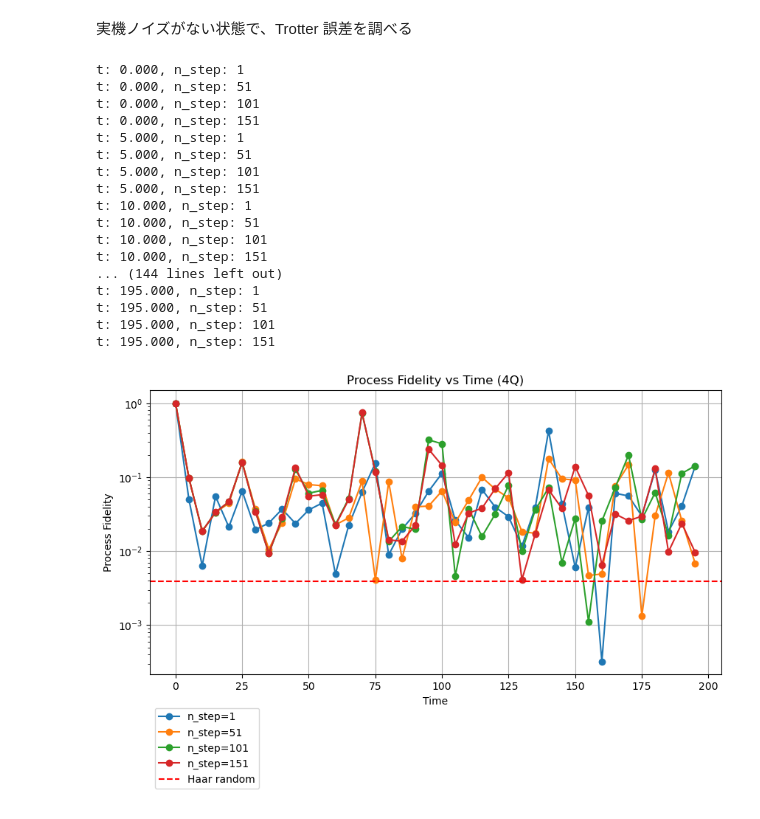
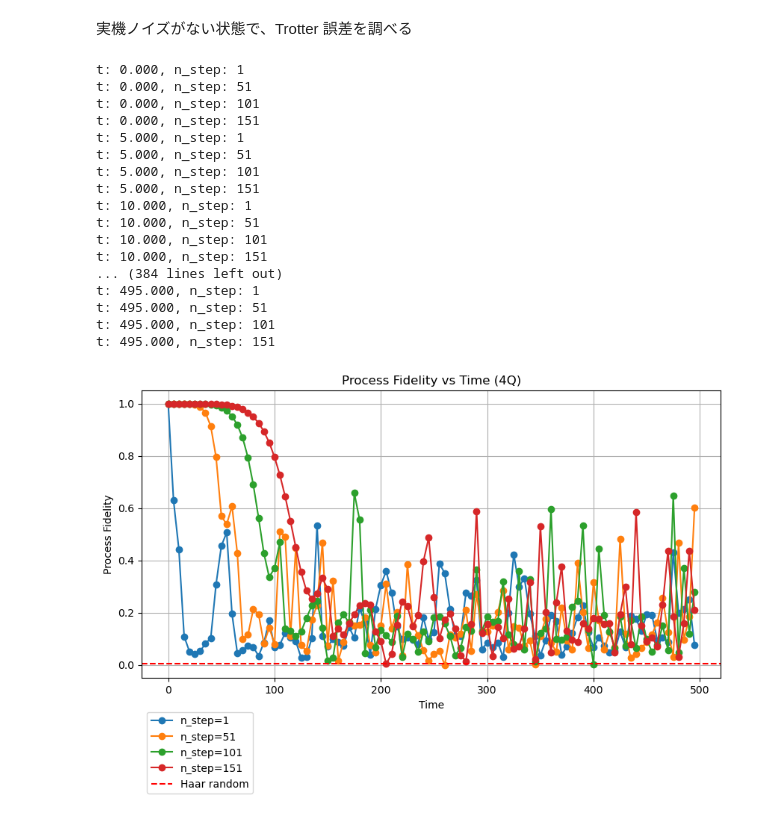
Before and after one commit to YutoMorohoshi/fourier_learning_ibm, a Jupyter notebook: get_param.ipynb, the cells around one changed output. Cells and saved outputs as stored; diff of their text form; code cells hidden in the pictures.

```diff
--- a/get_param.ipynb
+++ b/get_param.ipynb
@@ -263,7 +263,7 @@ Using backend noisy simulator: AerSimulator('aer_simulator'
 # %% [markdown]
 実機ノイズがない状態で、Trotter 誤差を調べる
 # %%
-times = np.arange(0, 200, 5)
+times = np.arange(0, 500, 5)
 results = []
 
 rng = np.random.default_rng(42)
@@ -272,15 +272,12 @@ G = get_graph(n_qubits, Js)
 heisenberg = HeisenbergModel(n_qubits, G)
 
 for t in times:
-    # initial state (for state fidelity)
+    # initial state
     state_init = Statevector.from_label("0" * n_qubits)
 
     # Exact simulation (Non-Trotter)
     state_exact, U_exact = heisenberg.exact_simulation(t, phase=0)
-    prob0_exact = state_exact.probabilities_dict().get("0" * n_qubits, 0)
-    U_exact = Operator(U_exact.toarray())
-
-    state_after_evo_exact = state_init.evolve(U_exact)
+    U_exact = Operator(U_exact)
 
     # Trotter simulation
     for n_step in range(1, max_n_step + 1, 50):
@@ -314,35 +311,37 @@ t: 10.000, n_step: 1
 t: 10.000, n_step: 51
 t: 10.000, n_step: 101
 t: 10.000, n_step: 151
-... (144 lines left out)
-t: 195.000, n_step: 1
-t: 195.000, n_step: 51
-t: 195.000, n_step: 101
-t: 195.000, n_step: 151
+... (384 lines left out)
+t: 495.000, n_step: 1
+t: 495.000, n_step: 51
+t: 495.000, n_step: 101
+t: 495.000, n_step: 151
 # %%
 df = pd.DataFrame(results)
 
 # t と n_step ごとに pro_fidelity をグループ化
 df_grouped = df.groupby(["t", "n_step"]).agg({"pro_fidelity": "mean"})
 df_grouped = df_grouped.reset_index()
 
 # plot
 plt.figure(figsize=(10, 5))
 for n_step in df_grouped["n_step"].unique():
     df_tmp = df_grouped[df_grouped["n_step"] == n_step]
     plt.plot(df_tmp["t"], df_tmp["pro_fidelity"], label=f"n_step={n_step}", marker="o")
-random_pro_fidelity = 1 / (2 ** (2 * n_qubits))
+random_pro_fidelity = 1 / (
+    2 ** (2 * n_qubits)
+)  # 係数 2 に注意。密度行列を考えるので、次元は 2 乗になるため
 plt.axhline(y=random_pro_fidelity, color="red", linestyle="dashed", label="Haar random")
 plt.xlabel("Time")
 plt.ylabel("Process Fidelity")
-plt.yscale("log")
+# plt.yscale("log")
 plt.legend(bbox_to_anchor=(0, -0.1), loc="upper left")
 plt.grid()
 plt.title(f"Process Fidelity vs Time ({n_qubits}Q)")
 # plt.savefig(f"results/get_param/{n_qubits}Q_fidelity_vs_time.pdf")
 plt.show()
 # %% [output]
-[figure, old version]
+[figure, new version]
 # %%
 df = pd.DataFrame(results)
 # t と n_step ごとに sta_fidelity をグループ化
```
Also changed, not shown: parts of 2 cells of this notebook, 4 other files.
